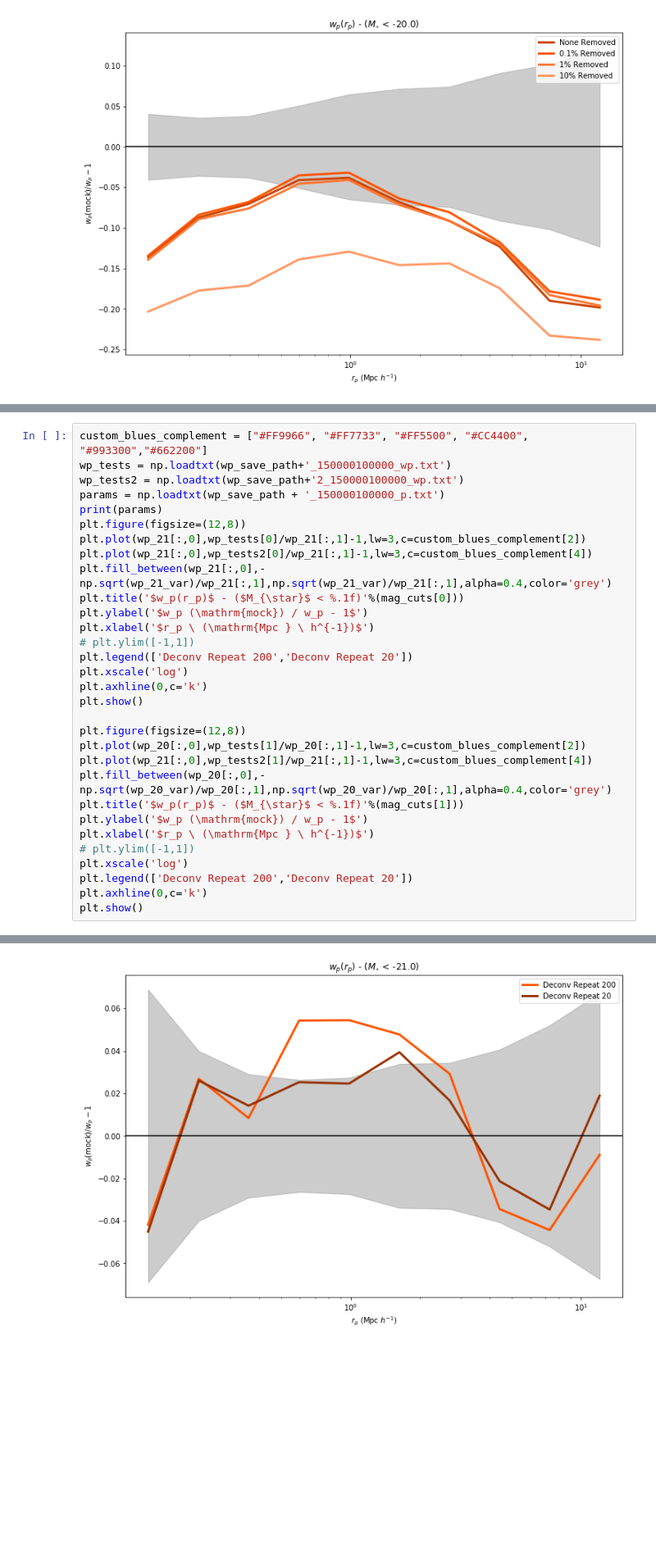
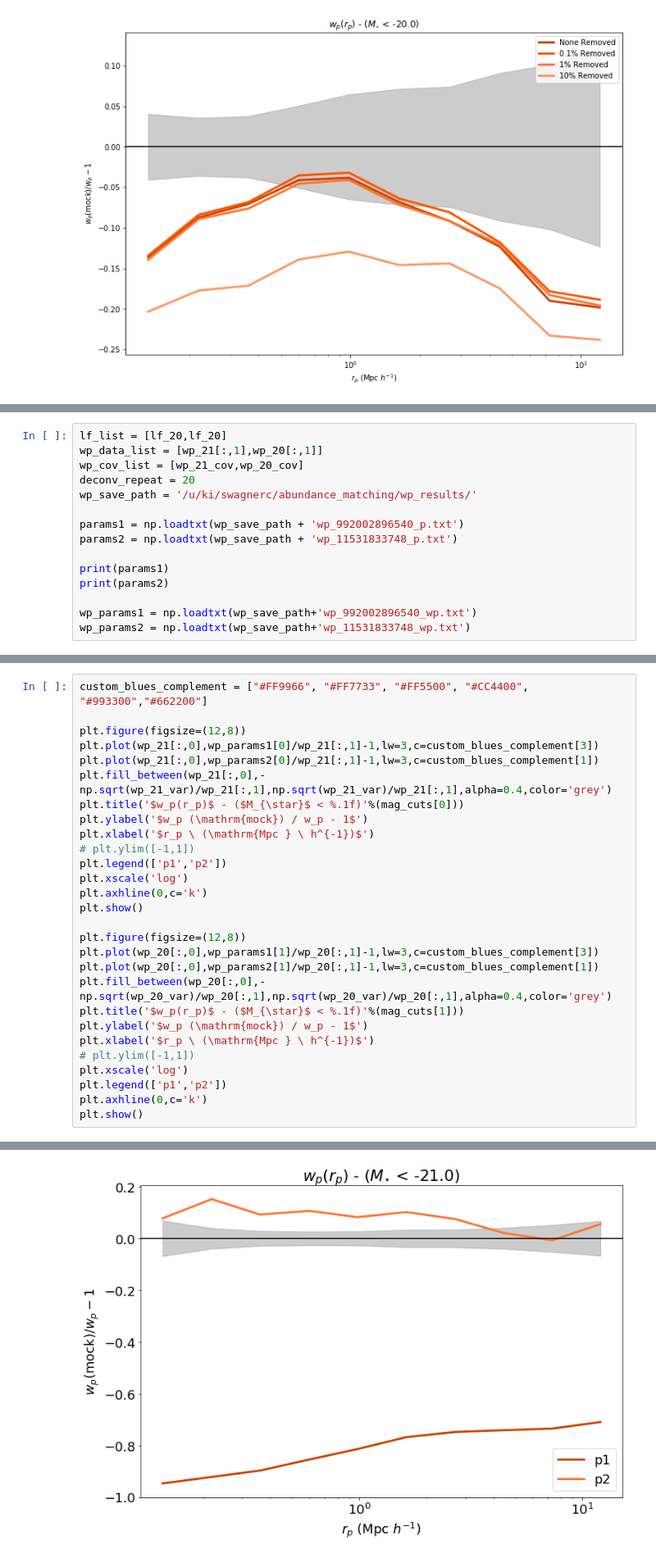
Before and after one commit to swagnercarena/am_abundance_matching, a Jupyter notebook: test_notebook.ipynb, the cells around one changed output, grey strips where cells are left out. Shown at 82% size. Drawn from its saved outputs; the diff is of its cells as text; blank space fills up the shorter version.

```diff
--- a/test_notebook.ipynb
+++ b/test_notebook.ipynb
@@ -372,0 +337,15 @@ plt.show()
+# %%
+lf_list = [lf_20,lf_20]
+wp_data_list = [wp_21[:,1],wp_20[:,1]]
+wp_cov_list = [wp_21_cov,wp_20_cov]
+deconv_repeat = 20
+wp_save_path = '/u/ki/swagnerc/abundance_matching/wp_results/'
+
+params1 = np.loadtxt(wp_save_path + 'wp_992002896540_p.txt')
+params2 = np.loadtxt(wp_save_path + 'wp_11531833748_p.txt')
+
+print(params1)
+print(params2)
+
+wp_params1 = np.loadtxt(wp_save_path+'wp_992002896540_wp.txt')
+wp_params2 = np.loadtxt(wp_save_path+'wp_11531833748_wp.txt')
@@ -373,32 +355,29 @@ plt.show()
 # %%
 custom_blues_complement = ["#FF9966", "#FF7733", "#FF5500", "#CC4400", "#993300","#662200"]
-wp_tests = np.loadtxt(wp_save_path+'_150000100000_wp.txt')
-wp_tests2 = np.loadtxt(wp_save_path+'2_150000100000_wp.txt')
-params = np.loadtxt(wp_save_path + '_150000100000_p.txt')
-print(params)
+
 plt.figure(figsize=(12,8))
-plt.plot(wp_21[:,0],wp_tests[0]/wp_21[:,1]-1,lw=3,c=custom_blues_complement[2])
-plt.plot(wp_21[:,0],wp_tests2[0]/wp_21[:,1]-1,lw=3,c=custom_blues_complement[4])
+plt.plot(wp_21[:,0],wp_params1[0]/wp_21[:,1]-1,lw=3,c=custom_blues_complement[3])
+plt.plot(wp_21[:,0],wp_params2[0]/wp_21[:,1]-1,lw=3,c=custom_blues_complement[1])
 plt.fill_between(wp_21[:,0],-np.sqrt(wp_21_var)/wp_21[:,1],np.sqrt(wp_21_var)/wp_21[:,1],alpha=0.4,color='grey')
 plt.title('$w_p(r_p)$ - ($M_{\star}$ < %.1f)'%(mag_cuts[0]))
 plt.ylabel('$w_p (\mathrm{mock}) / w_p - 1$')
 plt.xlabel('$r_p \ (\mathrm{Mpc } \ h^{-1})$')
 # plt.ylim([-1,1])
-plt.legend(['Deconv Repeat 200','Deconv Repeat 20'])
+plt.legend(['p1','p2'])
 plt.xscale('log')
 plt.axhline(0,c='k')
 plt.show()
 
 plt.figure(figsize=(12,8))
-plt.plot(wp_20[:,0],wp_tests[1]/wp_20[:,1]-1,lw=3,c=custom_blues_complement[2])
-plt.plot(wp_21[:,0],wp_tests2[1]/wp_21[:,1]-1,lw=3,c=custom_blues_complement[4])
+plt.plot(wp_20[:,0],wp_params1[1]/wp_20[:,1]-1,lw=3,c=custom_blues_complement[3])
+plt.plot(wp_20[:,0],wp_params2[1]/wp_20[:,1]-1,lw=3,c=custom_blues_complement[1])
 plt.fill_between(wp_20[:,0],-np.sqrt(wp_20_var)/wp_20[:,1],np.sqrt(wp_20_var)/wp_20[:,1],alpha=0.4,color='grey')
 plt.title('$w_p(r_p)$ - ($M_{\star}$ < %.1f)'%(mag_cuts[1]))
 plt.ylabel('$w_p (\mathrm{mock}) / w_p - 1$')
 plt.xlabel('$r_p \ (\mathrm{Mpc } \ h^{-1})$')
 # plt.ylim([-1,1])
 plt.xscale('log')
-plt.legend(['Deconv Repeat 200','Deconv Repeat 20'])
+plt.legend(['p1','p2'])
 plt.axhline(0,c='k')
 plt.show()
 # %% [output]
@@ -406 +384 @@ plt.show()
-[figure, old version]
+[figure, new version]
```
Also changed, not shown: parts of 13 cells of this notebook, 2 other files.
